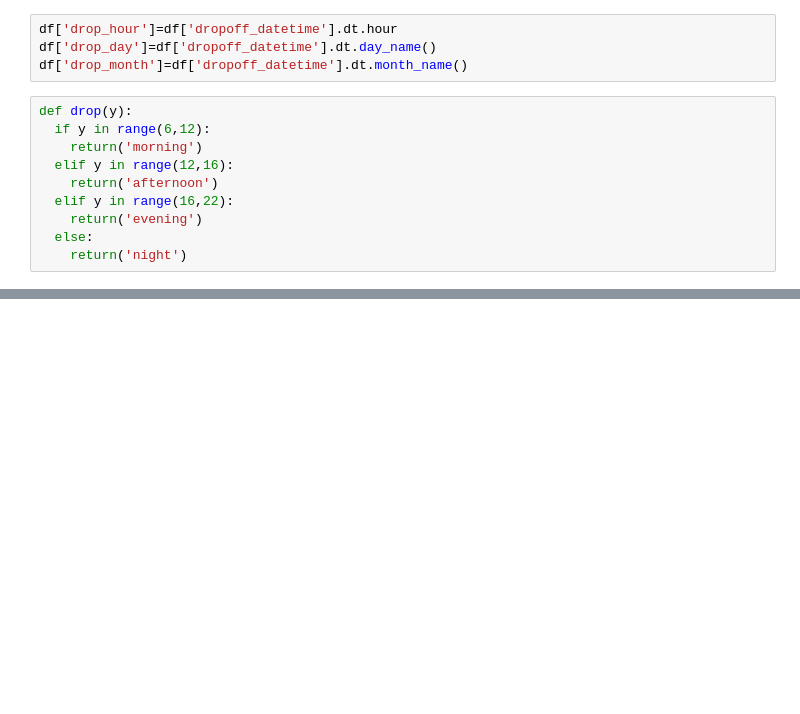
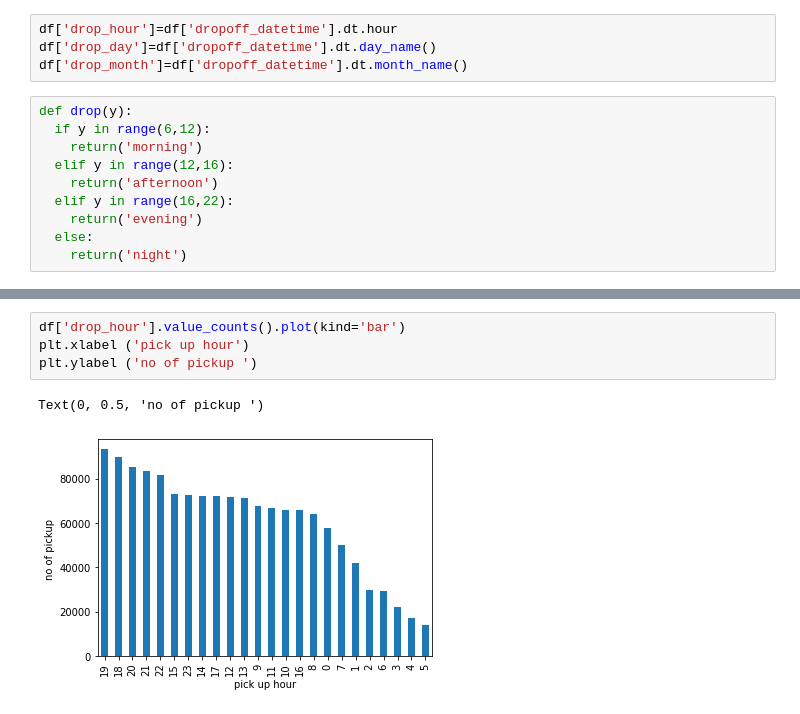
Before and after one commit to Gauravmehra1/NYCTaxiData.csv, a Jupyter notebook: Copy_of_NYC_Taxi_Trip_Time_Prediction_Capstone_Project.ipynb, the cells around one changed output, grey strips where cells are left out. Saved outputs shown, nothing was run; the diff lists cells and outputs as text; blank space fills up the shorter version.

```diff
--- a/Copy_of_NYC_Taxi_Trip_Time_Prediction_Capstone_Project.ipynb
+++ b/Copy_of_NYC_Taxi_Trip_Time_Prediction_Capstone_Project.ipynb
@@ -435,0 +467,7 @@ pd.concat([df['drop_date'],df['drop_day'],df['drop_hour'],df['drop_time'],df['dr
+# %%
+df['drop_hour'].value_counts().plot(kind='bar')
+plt.xlabel ('pick up hour')
+plt.ylabel ('no of pickup ')
+# %% [output]
+Text(0, 0.5, 'no of pickup ')
+[figure, added]
```
Also changed, not shown: parts of 16 cells of this notebook.
